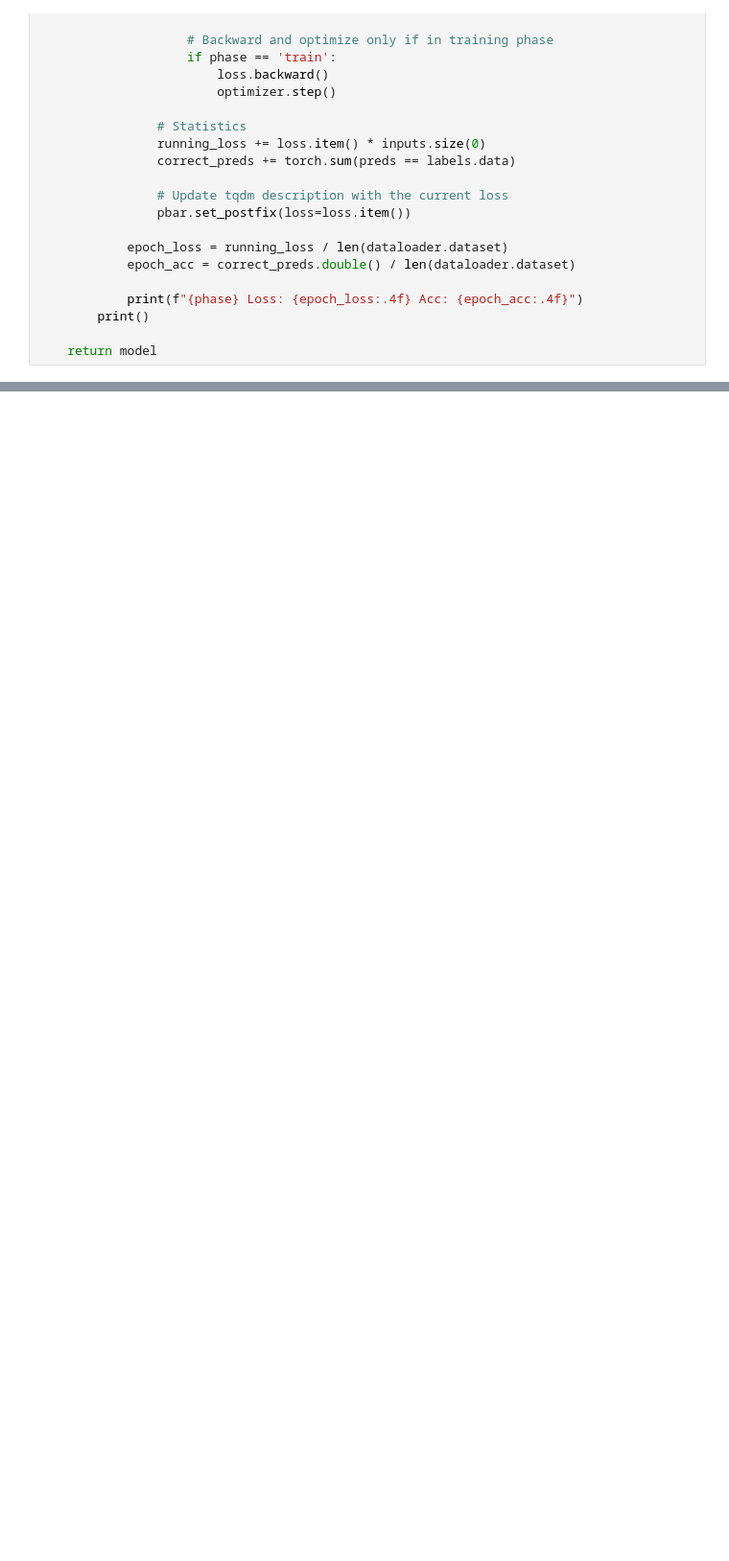
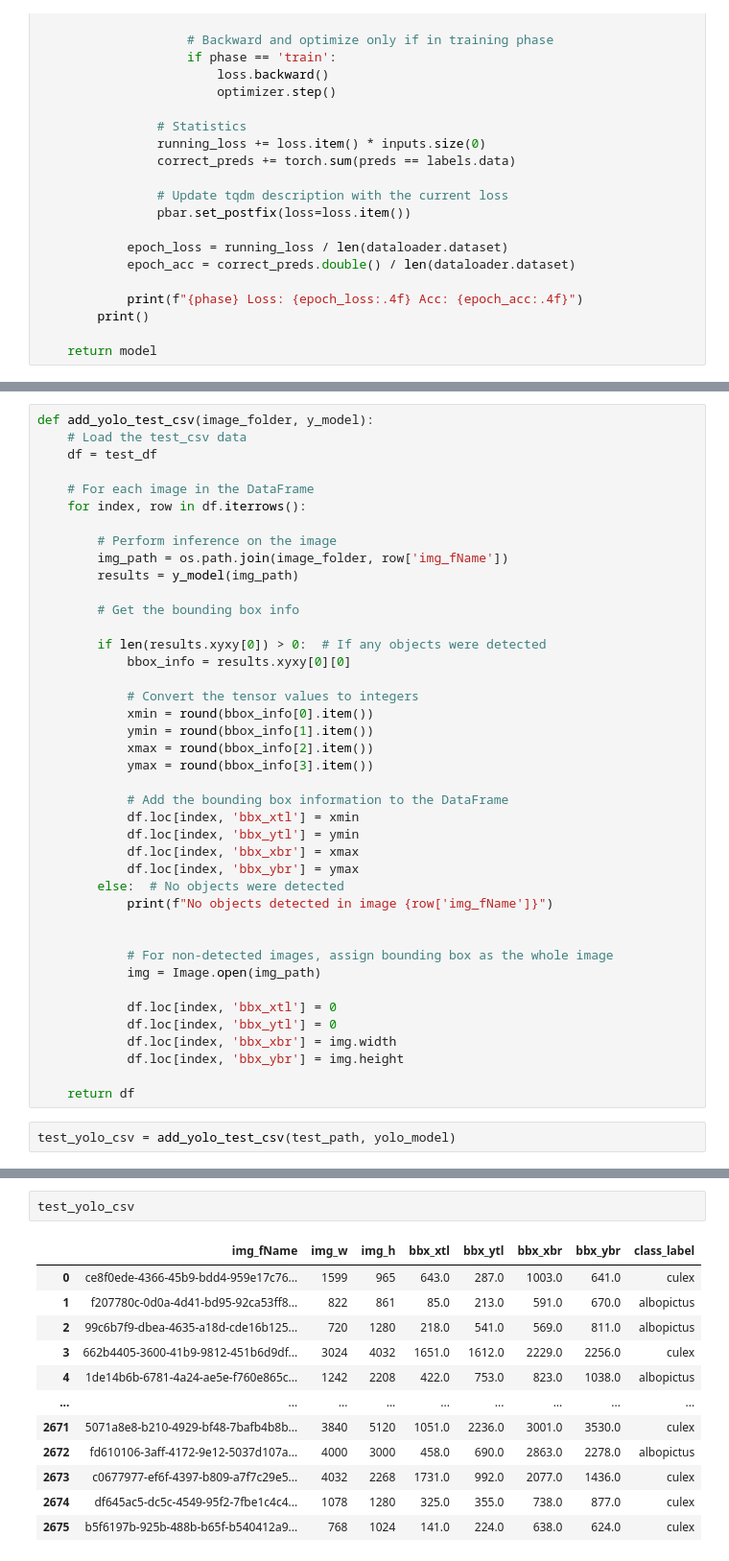
Before and after one commit to MuhammedShiway/AICrowd-Mosquito, a Jupyter notebook: [05]_Classification_1.ipynb, the cells around one changed output, grey strips where cells are left out. Shown: that part at 96% size. Cells and saved outputs as stored; diff of their text form; blank space fills up the shorter version.

```diff
--- a/[05]_Classification_1.ipynb
+++ b/[05]_Classification_1.ipynb
@@ -292,0 +412,43 @@ Epoch 1/25
+# %%
+def add_yolo_test_csv(image_folder, y_model):
+    # Load the test_csv data
+    df = test_df
+
+    # For each image in the DataFrame
+    for index, row in df.iterrows():
+
+        # Perform inference on the image
+        img_path = os.path.join(image_folder, row['img_fName'])
+        results = y_model(img_path)
+
+        # Get the bounding box info
+
+        if len(results.xyxy[0]) > 0:  # If any objects were detected
+            bbox_info = results.xyxy[0][0]
+
+            # Convert the tensor values to integers
+            xmin = round(bbox_info[0].item())
+            ymin = round(bbox_info[1].item())
+            xmax = round(bbox_info[2].item())
+            ymax = round(bbox_info[3].item())
+
+            # Add the bounding box information to the DataFrame
+            df.loc[index, 'bbx_xtl'] = xmin
+            df.loc[index, 'bbx_ytl'] = ymin
+            df.loc[index, 'bbx_xbr'] = xmax
+            df.loc[index, 'bbx_ybr'] = ymax
+        else:  # No objects were detected
+            print(f"No objects detected in image {row['img_fName']}")
+
+
+            # For non-detected images, assign bounding box as the whole image
+            img = Image.open(img_path)
+
+            df.loc[index, 'bbx_xtl'] = 0
+            df.loc[index, 'bbx_ytl'] = 0
+            df.loc[index, 'bbx_xbr'] = img.width
+            df.loc[index, 'bbx_ybr'] = img.height
+
+    return df
+# %%
+test_yolo_csv = add_yolo_test_csv(test_path, yolo_model)
@@ -292,0 +473,15 @@ Epoch 1/25
+# %%
+test_yolo_csv
+# %% [output]
+|  | img_fName | img_w | img_h | bbx_xtl | bbx_ytl | bbx_xbr | bbx_ybr | class_label |
+| 0 | ce8f0ede-4366-45b9-bdd4-959e17c76... | 1599 | 965 | 643.0 | 287.0 | 1003.0 | 641.0 | culex |
+| 1 | f207780c-0d0a-4d41-bd95-92ca53ff8... | 822 | 861 | 85.0 | 213.0 | 591.0 | 670.0 | albopictus |
+| 2 | 99c6b7f9-dbea-4635-a18d-cde16b125... | 720 | 1280 | 218.0 | 541.0 | 569.0 | 811.0 | albopictus |
+| 3 | 662b4405-3600-41b9-9812-451b6d9df... | 3024 | 4032 | 1651.0 | 1612.0 | 2229.0 | 2256.0 | culex |
+| 4 | 1de14b6b-6781-4a24-ae5e-f760e865c... | 1242 | 2208 | 422.0 | 753.0 | 823.0 | 1038.0 | albopictus |
+| ... | ... | ... | ... | ... | ... | ... | ... | ... |
+| 2671 | 5071a8e8-b210-4929-bf48-7bafb4b8b... | 3840 | 5120 | 1051.0 | 2236.0 | 3001.0 | 3530.0 | culex |
+| 2672 | fd610106-3aff-4172-9e12-5037d107a... | 4000 | 3000 | 458.0 | 690.0 | 2863.0 | 2278.0 | albopictus |
+| 2673 | c0677977-ef6f-4397-b809-a7f7c29e5... | 4032 | 2268 | 1731.0 | 992.0 | 2077.0 | 1436.0 | culex |
+| 2674 | df645ac5-dc5c-4549-95f2-7fbe1c4c4... | 1078 | 1280 | 325.0 | 355.0 | 738.0 | 877.0 | culex |
+| 2675 | b5f6197b-925b-488b-b65f-b540412a9... | 768 | 1024 | 141.0 | 224.0 | 638.0 | 624.0 | culex |
```
Also changed, not shown: parts of 15 cells of this notebook.
